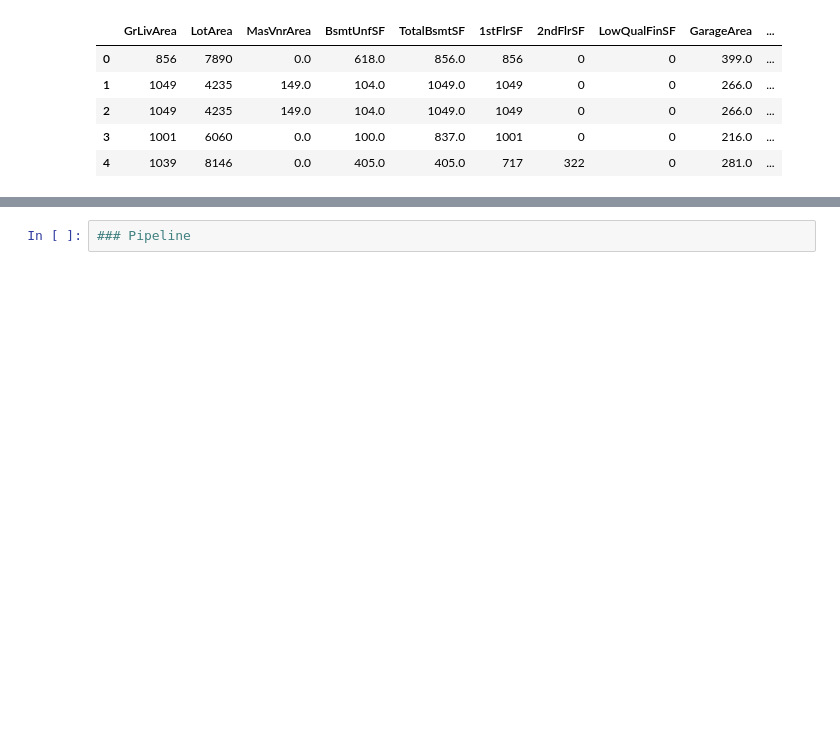
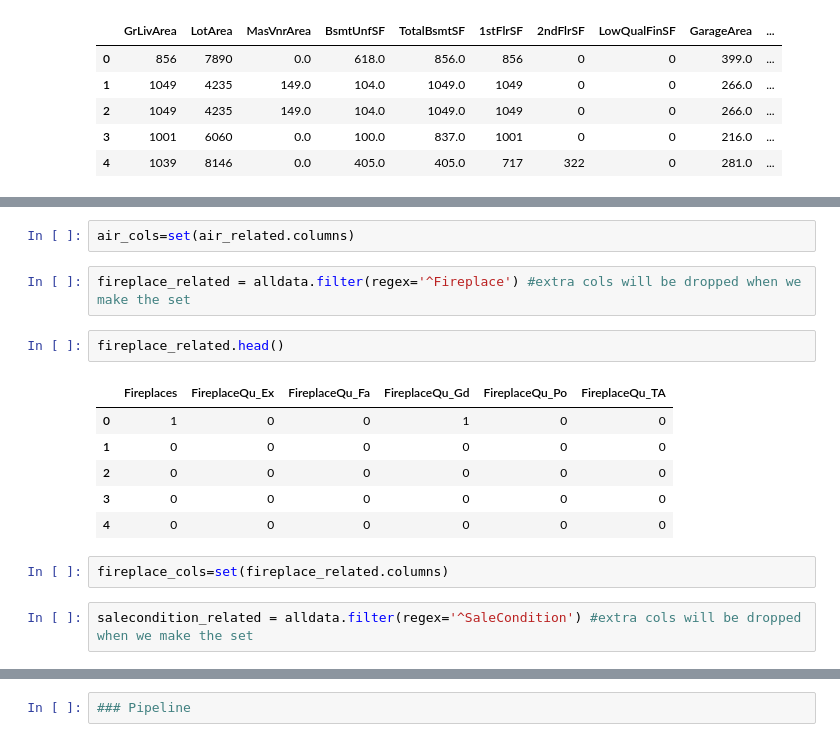
Before and after one commit to dapopov-st/housing-price-predictions, a Jupyter notebook: 001_linear.ipynb, the cells around one changed output, grey strips where cells are left out. Drawn from its saved outputs; the diff is of its cells as text; blank space fills up the shorter version.

```diff
--- a/001_linear.ipynb
+++ b/001_linear.ipynb
@@ -130,0 +215,17 @@ size_related.head()
+# %%
+air_cols=set(air_related.columns)
+# %%
+fireplace_related = alldata.filter(regex='^Fireplace') #extra cols will be dropped when we make the set
+# %%
+fireplace_related.head()
+# %% [output]
+|  | Fireplaces | FireplaceQu_Ex | FireplaceQu_Fa | FireplaceQu_Gd | FireplaceQu_Po | FireplaceQu_TA |
+| 0 | 1 | 0 | 0 | 1 | 0 | 0 |
+| 1 | 0 | 0 | 0 | 0 | 0 | 0 |
+| 2 | 0 | 0 | 0 | 0 | 0 | 0 |
+| 3 | 0 | 0 | 0 | 0 | 0 | 0 |
+| 4 | 0 | 0 | 0 | 0 | 0 | 0 |
+# %%
+fireplace_cols=set(fireplace_related.columns)
+# %%
+salecondition_related = alldata.filter(regex='^SaleCondition') #extra cols will be dropped when we make the set
```
Also changed, not shown: parts of 56 cells of this notebook, 1 other file.
